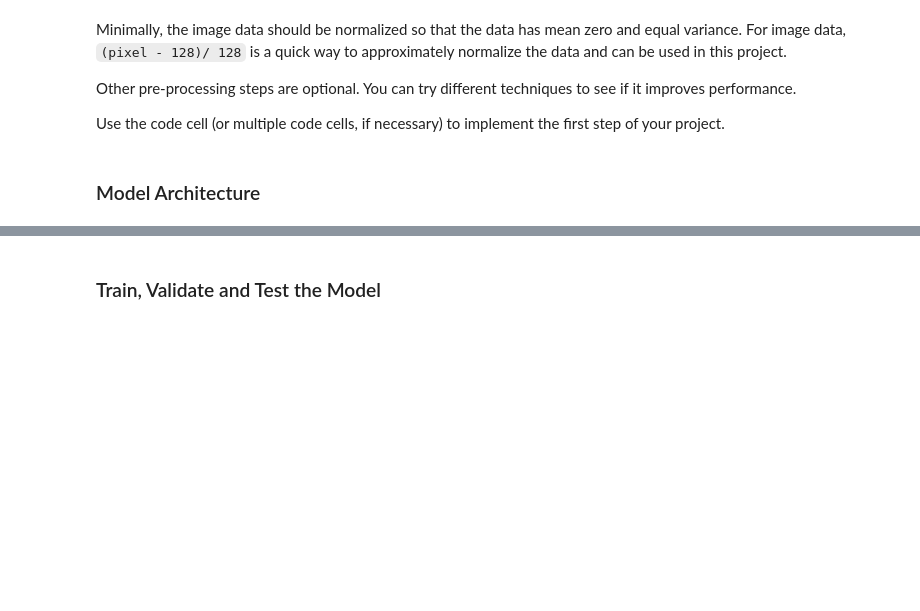
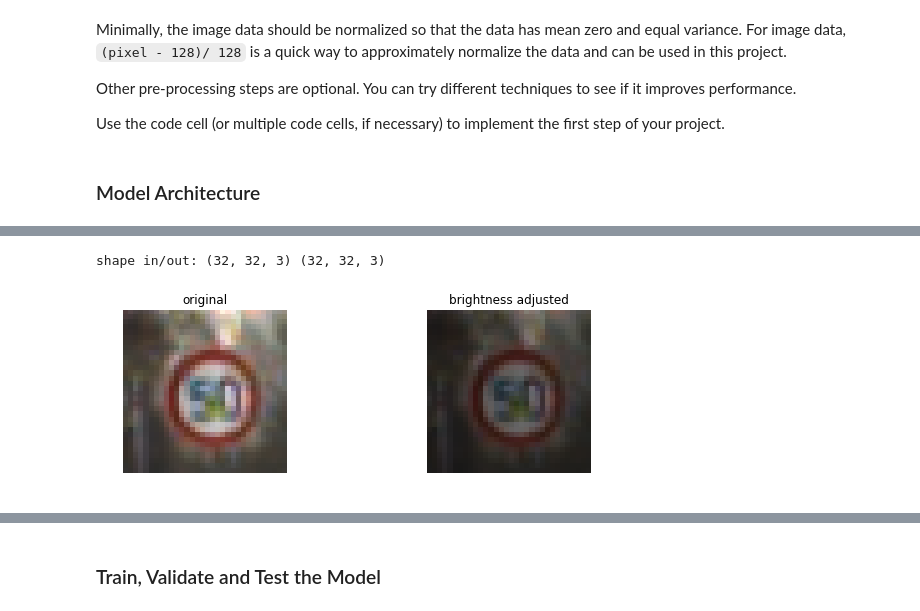
Before and after one commit to seanjahaupan/TrafficSignClassifier, a Jupyter notebook: Traffic_Sign_Classifier.ipynb, the cells around one changed output, grey strips where cells are left out. Saved outputs shown, nothing was run; the diff lists cells and outputs as text; code cells hidden in the pictures; blank space fills up the shorter version.

```diff
--- a/Traffic_Sign_Classifier.ipynb
+++ b/Traffic_Sign_Classifier.ipynb
@@ -219,0 +347,27 @@ X_validation = preprocess(X_validation)
+# %%
+
+def random_brightness(img):
+    shifted = img + 1.0   # shift to (0,2) range
+    img_max_value = max(shifted.flatten())
+    max_coef = 2.0/img_max_value
+    min_coef = max_coef - 0.1
+    coef = np.random.uniform(min_coef, max_coef)
+    dst = shifted * coef - 1.0
+    return dst
+
+test_dst = random_brightness(test_img)
+
+fig, axs = plt.subplots(1,2, figsize=(10, 3))
+
+axs[0].axis('off')
+axs[0].imshow(test_img.squeeze(), cmap='gray')
+axs[0].set_title('original')
+
+axs[1].axis('off')
+axs[1].imshow(test_dst.squeeze(), cmap='gray')
+axs[1].set_title('brightness adjusted')
+
+print('shape in/out:', test_img.shape, test_dst.shape)
+# %% [output]
+shape in/out: (32, 32, 3) (32, 32, 3)
+[figure, added]
```
Also changed, not shown: parts of 21 cells of this notebook.
